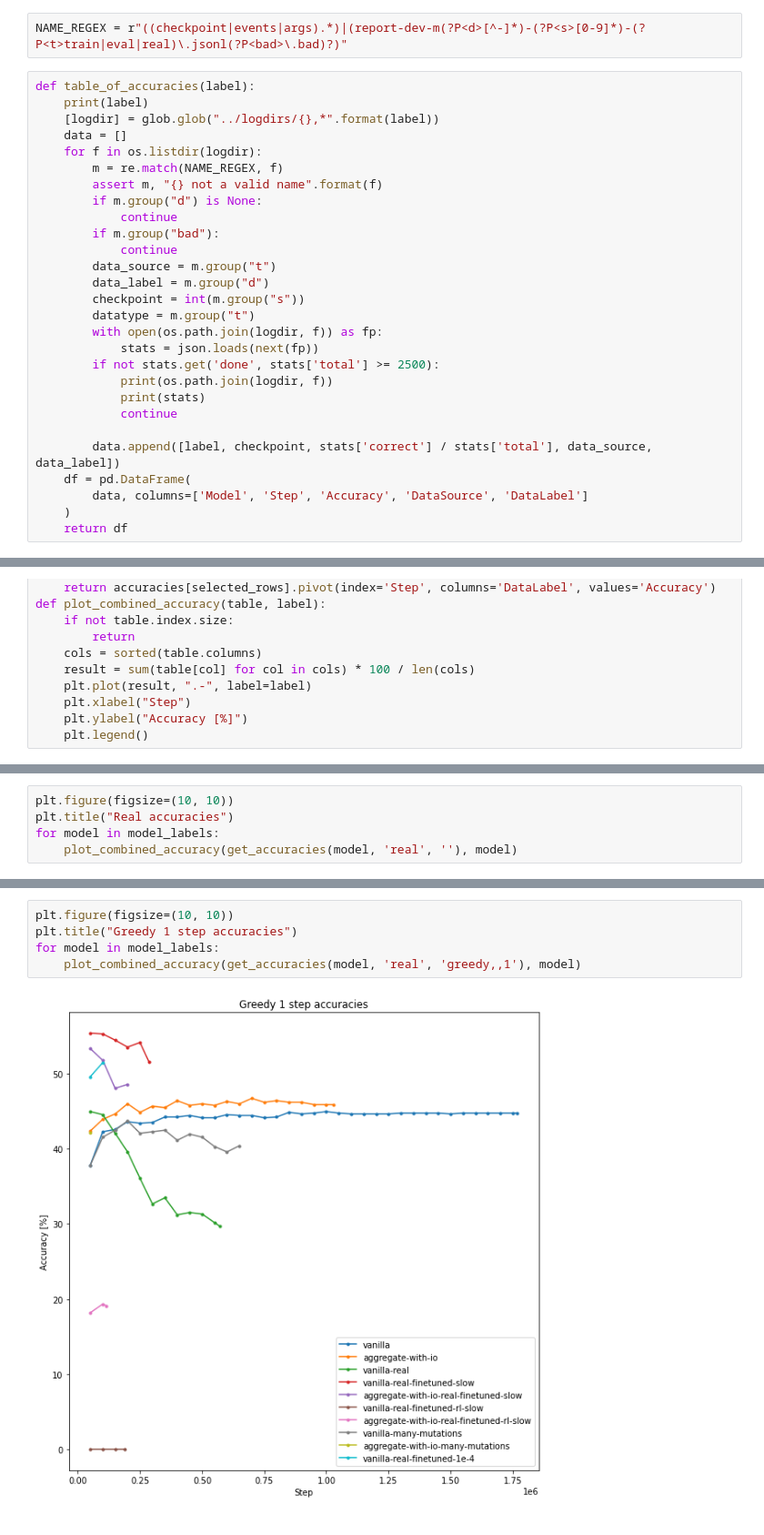
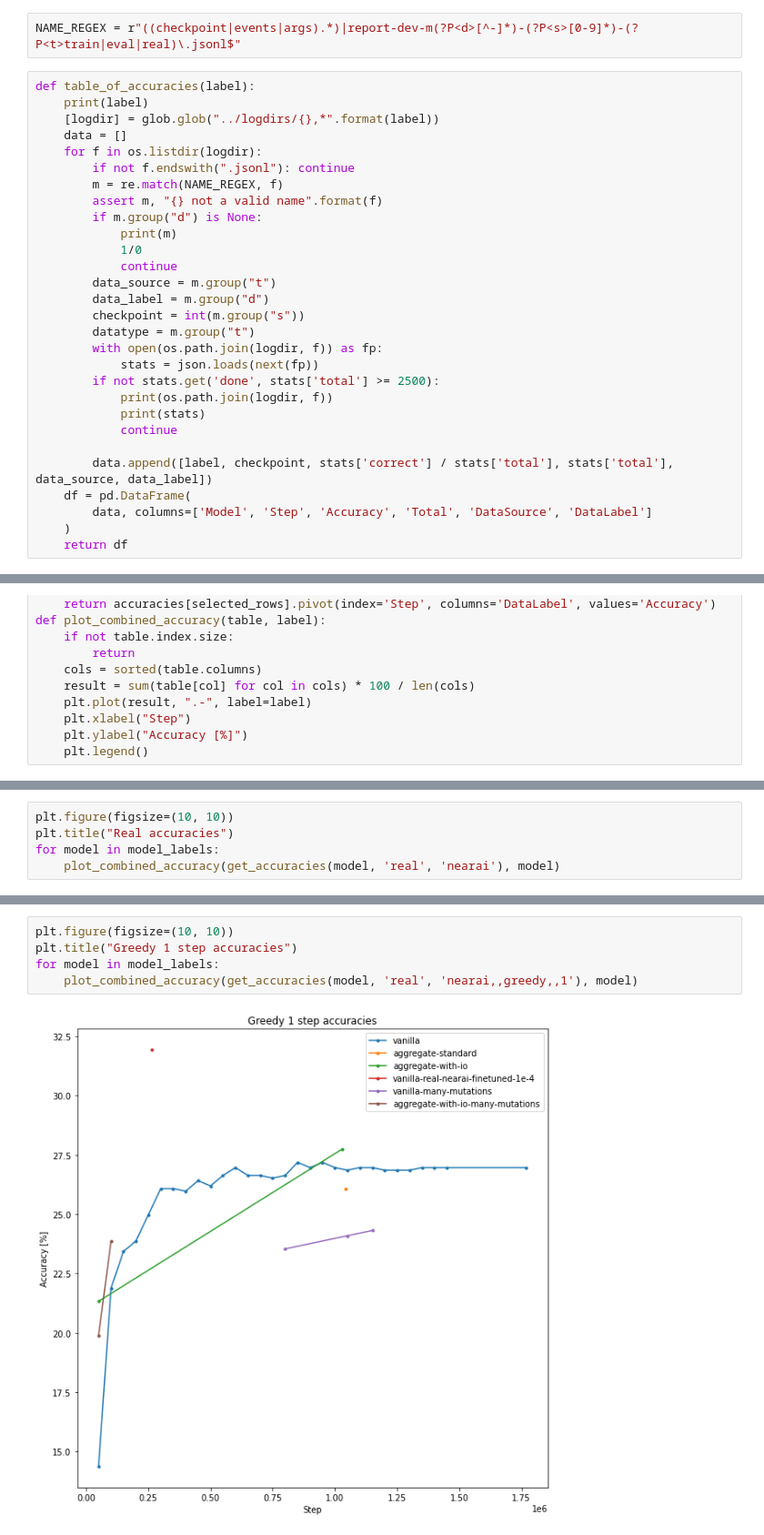
Before and after one commit to kavigupta/program_synthesis, a Jupyter notebook: notebooks/results.ipynb, the cells around one changed output, grey strips where cells are left out. Shown at 91% size. Cells and saved outputs as stored; diff of their text form.

Commit message:
Update notebook with new end-to-end evaluation and graphs

```diff
--- a/notebooks/results.ipynb
+++ b/notebooks/results.ipynb
@@ -8,18 +8,19 @@ import glob
 # %%
 %matplotlib inline
 # %%
-NAME_REGEX = r"((checkpoint|events|args).*)|(report-dev-m(?P<d>[^-]*)-(?P<s>[0-9]*)-(?P<t>train|eval|real)\.jsonl(?P<bad>\.bad)?)"
+NAME_REGEX = r"((checkpoint|events|args).*)|report-dev-m(?P<d>[^-]*)-(?P<s>[0-9]*)-(?P<t>train|eval|real)\.jsonl$"
 # %%
 def table_of_accuracies(label):
     print(label)
     [logdir] = glob.glob("../logdirs/{},*".format(label))
     data = []
     for f in os.listdir(logdir):
+        if not f.endswith(".jsonl"): continue
         m = re.match(NAME_REGEX, f)
         assert m, "{} not a valid name".format(f)
         if m.group("d") is None:
-            continue
-        if m.group("bad"):
+            print(m)
+            1/0
             continue
         data_source = m.group("t")
         data_label = m.group("d")
@@ -32,9 +33,9 @@ def table_of_accuracies(label):
             print(stats)
             continue
 
-        data.append([label, checkpoint, stats['correct'] / stats['total'], data_source, data_label])
+        data.append([label, checkpoint, stats['correct'] / stats['total'], stats['total'], data_source, data_label])
     df = pd.DataFrame(
-        data, columns=['Model', 'Step', 'Accuracy', 'DataSource', 'DataLabel']
+        data, columns=['Model', 'Step', 'Accuracy', 'Total', 'DataSource', 'DataLabel']
     )
     return df
 # %%
@@ -128,5 +159,5 @@ for model in model_labels:
 plt.figure(figsize=(10, 10))
 plt.title("Real accuracies")
 for model in model_labels:
-    plot_combined_accuracy(get_accuracies(model, 'real', ''), model)
+    plot_combined_accuracy(get_accuracies(model, 'real', 'nearai'), model)
 # %% [output]
@@ -134,10 +165,10 @@ for model in model_labels:
 # %%
 plt.figure(figsize=(10, 10))
 plt.title("Greedy 1 step accuracies")
 for model in model_labels:
-    plot_combined_accuracy(get_accuracies(model, 'real', 'greedy,,1'), model)
+    plot_combined_accuracy(get_accuracies(model, 'real', 'nearai,,greedy,,1'), model)
 # %% [output]
-[figure, old version]
+[figure, new version]
 # %%
 plt.figure(figsize=(10, 10))
 plt.title("Greedy 5 step accuracies")
```
Also changed, not shown: parts of 22 cells of this notebook.
